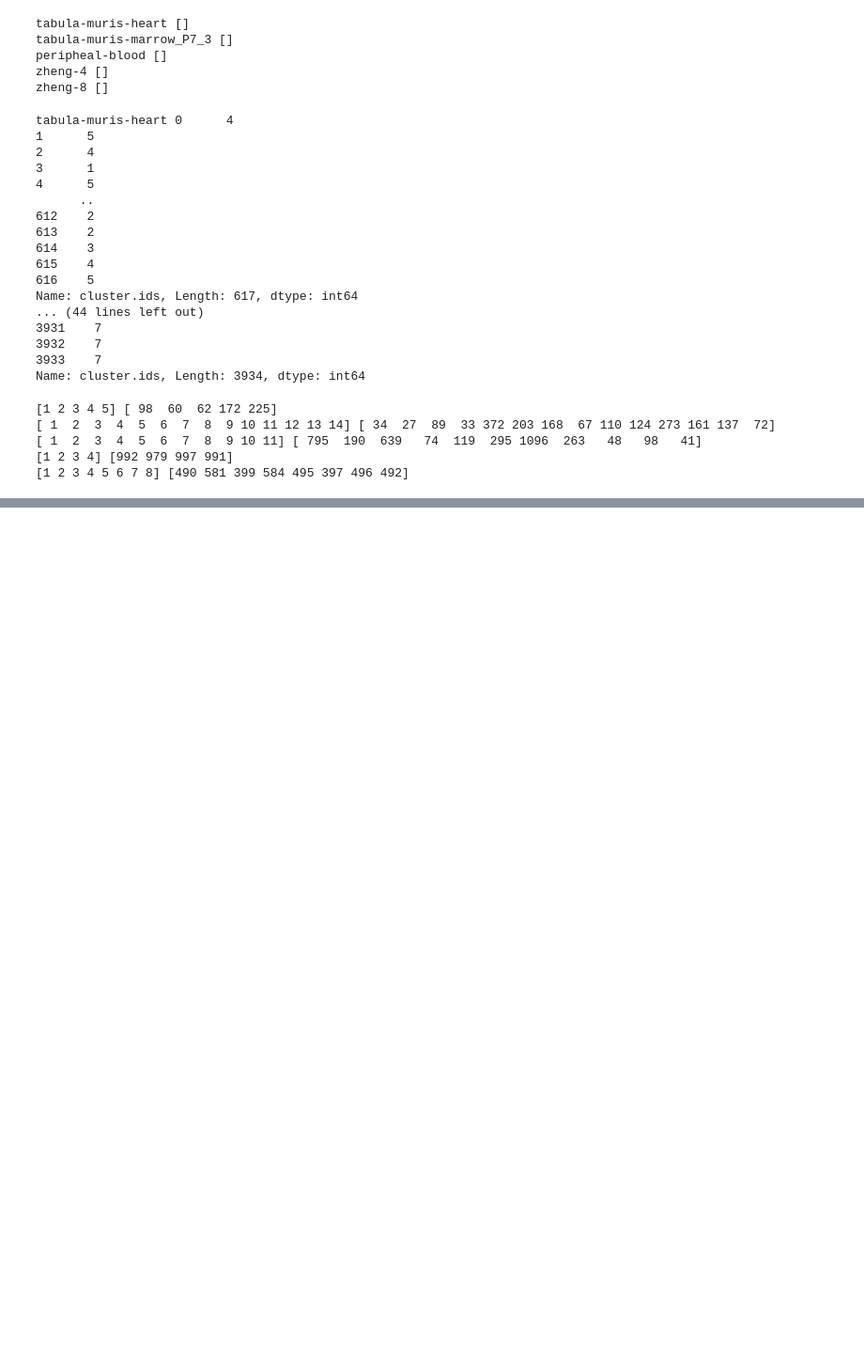
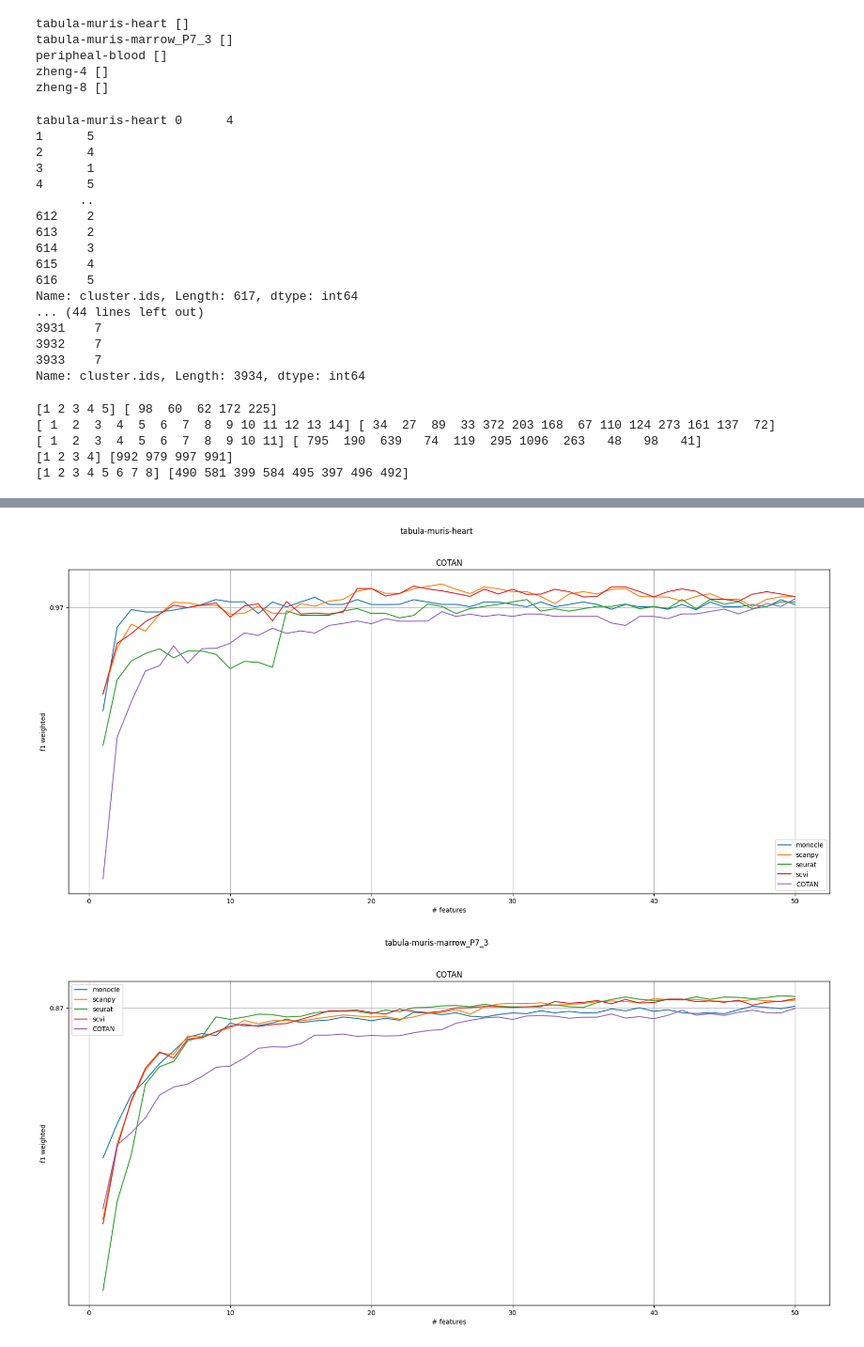
Before and after one commit to arcotan/single-cell-data-analysis, a Jupyter notebook: classifier/classifier.ipynb, the cells around one changed output, grey strips where cells are left out. Shown at 94% size. Drawn from its saved outputs; the diff is of its cells as text; code cells hidden in the pictures; blank space fills up the shorter version.

```diff
--- a/classifier/classifier.ipynb
+++ b/classifier/classifier.ipynb
@@ -299,0 +301,53 @@ for dataset in datasets:
+# %%
+# min val overall for all datasets, with tool and dataset
+min_all1 = {}
+min_all = {}
+max_all1 = {}
+max_all = {}
+max_tool_name = {}
+for dataset in datasets:
+    for tool in tools[dataset]:
+        if dataset not in max_all1:
+            max_all1[dataset] = {}
+        if tool not in max_all1[dataset]:
+            max_all1[dataset][tool] = np.max(scores[dataset][tool]['mean'])
+        if dataset not in min_all1:
+            min_all1[dataset] = {}
+        if tool not in min_all1[dataset]:
+            min_all1[dataset][tool] = np.min(scores[dataset][tool]['mean'])
+    min_all[dataset] = np.min([v for k,v in max_all1[dataset].items()])
+    max_all[dataset] = np.max([v for k,v in max_all1[dataset].items()])
+    max_tool_name[dataset] = [k for k, v in max_all1[dataset].items() if v == max_all[dataset]][0]
+
+
+for i, dataset in enumerate(datasets):
+    fig, ax = plt.subplots(1, 1, figsize=(21, 9))
+    fig.suptitle(dataset)
+    # min value for the dataset
+    for i, tool in enumerate(tools[dataset]):
+        ax.plot([i for i in range(step, n_markers+step, step)], scores[dataset][tool]['mean'])
+
+        # if max_tool_name[dataset] == tool:
+        #     ax.plot([max_all[dataset]+1], [max_all[dataset]], marker='o', color='red')
+        #     # ax.annotate('{}max: {}'.format(tool, round(scores[dataset][tool]['mean'][max_all[dataset]], 4)), xy=(max_all[dataset]+1, scores[dataset][tool]['mean'][max_all[dataset]]), xytext=(max_all[dataset]-5, scores[dataset][tool]['mean'][max_all[dataset]]+0.015))
+        #     # ax.plot([max_all[dataset]+1, max_all[dataset]+1], [min_val, max_all[dataset]+1], linestyle='--', color='red')
+        #     ax.set_xticks([max_all[dataset]+1], [max_all[dataset]+1], minor=True)
+
+
+        ax.set_ylabel("f1 weighted")
+
+        # Only last two plots have x label (it's the same for all)
+        ax.set_xlabel("# features")
+        # print x tick for max
+        # ax[i//2, i%2].plot([second_max+1, second_max+1], [min_val, max_val], linestyle='--', color='green')
+        # Same scale for all plotss
+        ax.set_yticks([round(i, 2) for i in np.arange(min_all[dataset], max_all[dataset], (0.005 if min_val > 0.9 else 0.05))])
+        # Set title
+        ax.set_title(tool)
+        ax.legend(tools[dataset])
+        ax.grid()
+        # plt.savefig('../results/{}/clf_plotsall.eps'.format(dataset))
+        # plt.savefig('../results/{}/clf_plotsall.png'.format(dataset))
+# %% [output]
+[figure, added]
+[figure, added]
```
Also changed, not shown: parts of 6 cells of this notebook, 48 other files.
